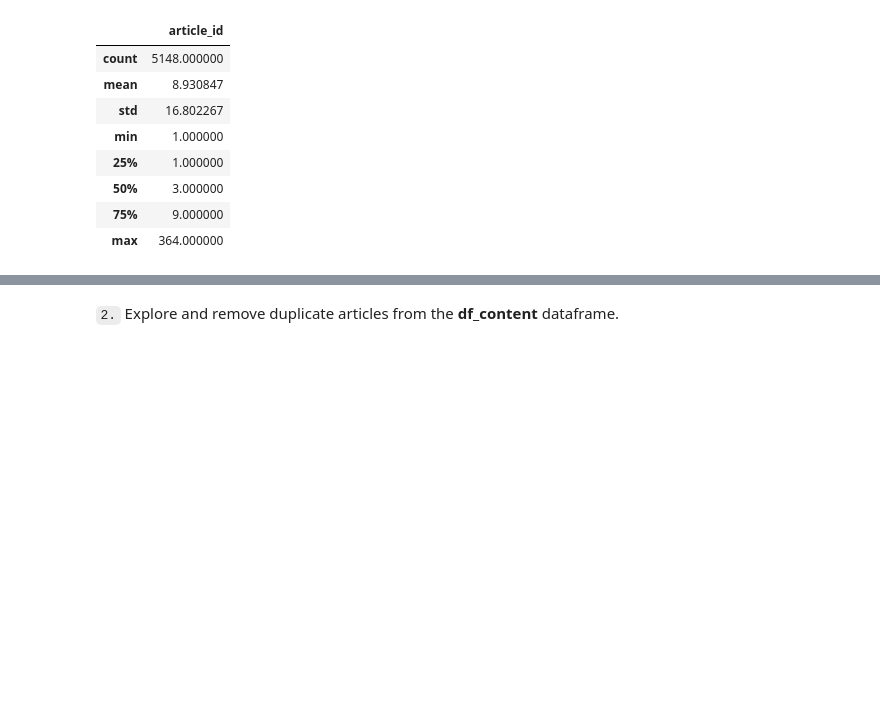
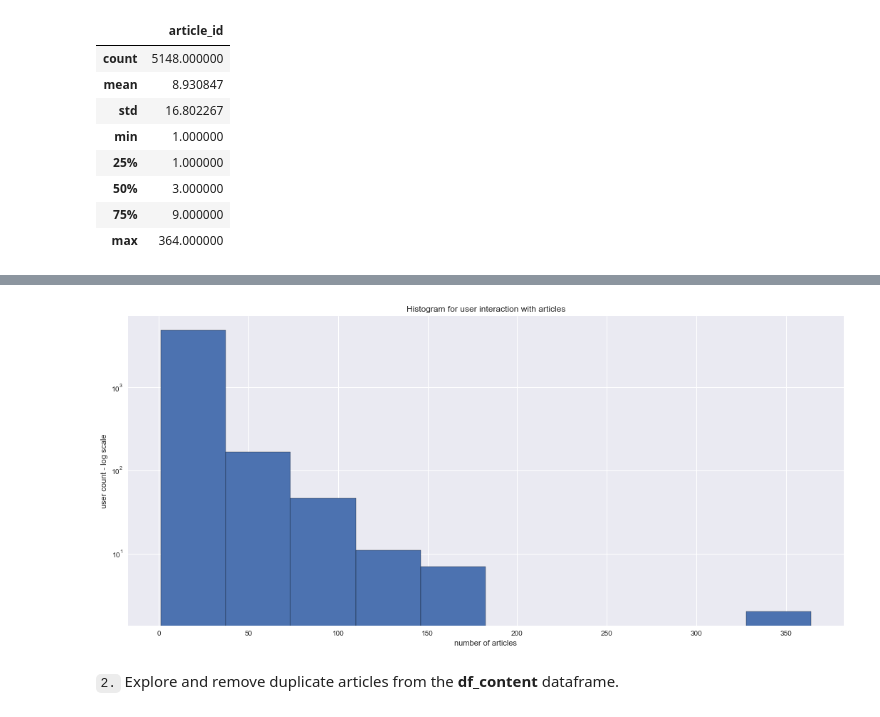
Before and after one commit to Prabhmit/Recommendations_with_IBM, a Jupyter notebook: Recommendations_with_IBM.ipynb, the cells around one changed output, grey strips where cells are left out. Cells and saved outputs as stored; diff of their text form; code cells hidden in the pictures; blank space fills up the shorter version.

```diff
--- a/Recommendations_with_IBM.ipynb
+++ b/Recommendations_with_IBM.ipynb
@@ -121,3 +119,13 @@ plt.title('Boxplot for user interaction with articles');
+# %%
+# Graph for looking at the distribution of how many articles a user interacts with
+plt.figure(figsize=(18,8))
+plt.hist(df[['email','article_id']].groupby(['email']).count(), ec='black')
+plt.xlabel('number of articles')
+plt.yscale('log')
+plt.ylabel('user count - log scale')
+plt.title('Histogram for user interaction with articles');
+# %% [output]
+[figure, added]
 # %% [markdown]
 `2.` Explore and remove duplicate articles from the **df_content** dataframe.
 # %%
```
Also changed, not shown: parts of 44 cells of this notebook.
